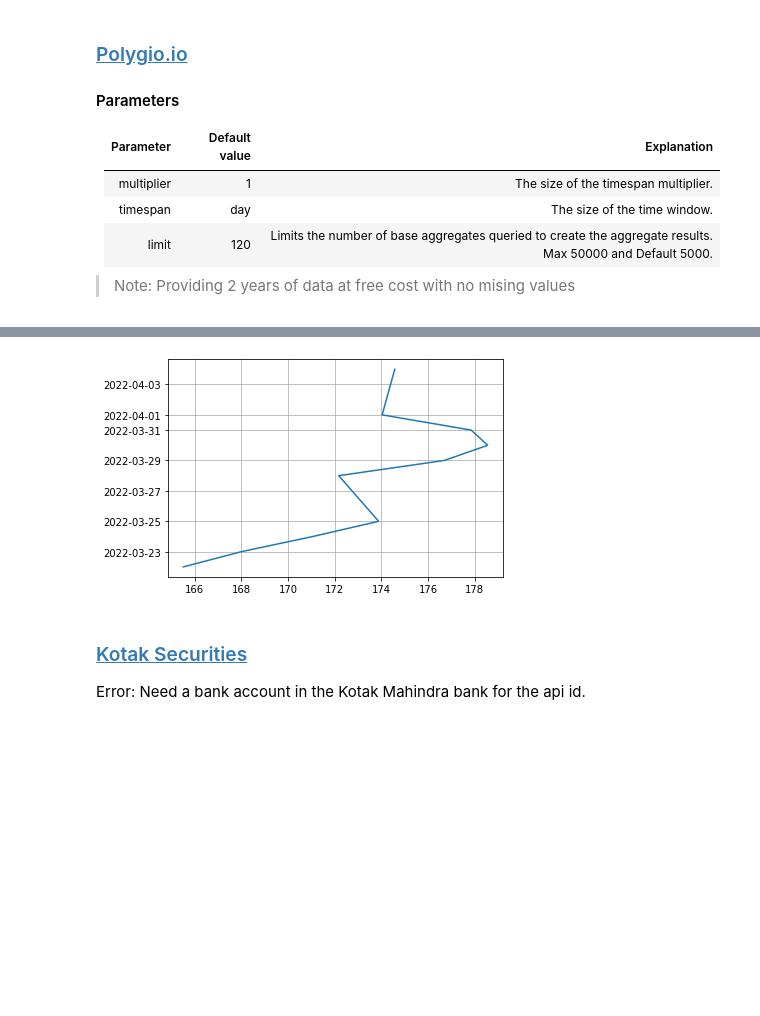
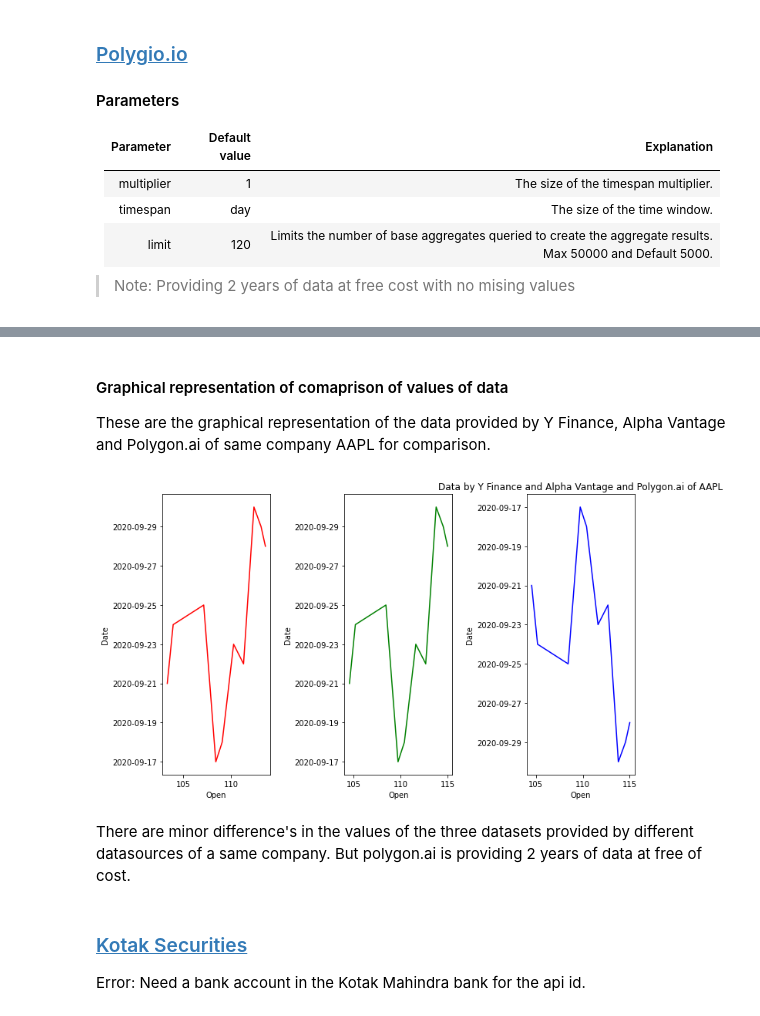
Before and after one commit to TechnocultureResearch/sentient, a Jupyter notebook: data source api.ipynb, the cells around one changed output, grey strips where cells are left out. Cells and saved outputs as stored; diff of their text form; code cells hidden in the pictures; blank space fills up the shorter version.

```diff
--- a/data source api.ipynb
+++ b/data source api.ipynb
@@ -301,11 +301,28 @@ df4
-# %%
-
-df5 = df4.iloc[::-1].head(10)
-plt.plot(df5['Open'], df5['Date'])
-plt.grid(True)
-plt.show()
-# %% [output]
-[figure, removed]
+# %% [markdown]
+#### Graphical representation of comaprison of values of data
+These are the graphical representation of the data provided by Y Finance, Alpha Vantage and Polygon.ai of same company AAPL for comparison.
+# %%
+yfinance_aapl_df = yfinance_aapl.iloc[114:504]
+yfinance_aapl_df = yfinance_aapl_df.iloc[::-1].reset_index(drop=True)
+alpha_vantage_aapl_df1 = alpha_vantage_aapl_df.iloc[114:504]
+alpha_vantage_aapl_df1 = alpha_vantage_aapl_df1.iloc[::-1].reset_index(drop=True)
+# %%
+import pandas as pd
+import numpy as np
+import seaborn as sns
+from matplotlib import pyplot as plt
+plt.rcParams["figure.figsize"] = [10.00, 6.00]
+plt.rcParams["figure.autolayout"] = True
+f, axes = plt.subplots(1, 3)
+plt.title('Data by Y Finance and Alpha Vantage and Polygon.ai of AAPL', loc='center')
+sns.lineplot(x='Open', y='Date', data=yfinance_aapl_df.head(10), color="red", ax=axes[0], palette='hot', markers='o')
+sns.lineplot(x="Open", y='Date', data=alpha_vantage_aapl_df1.head(10), color="green", ax=axes[1],palette='hot',markers='o')
+sns.lineplot(x="Open", y='Date', data=polygon_aapl_df.head(10), color="blue", ax=axes[2],palette='hot',markers='o')
+plt.show()
+# %% [output]
+[figure, added]
+# %% [markdown]
+There are minor difference's in the values of the three datasets provided by different datasources of a same company. But polygon.ai is providing 2 years of data at free of cost.
 # %% [markdown]
 ### [Kotak Securities]()
 
```
Also changed, not shown: parts of 13 cells of this notebook.
